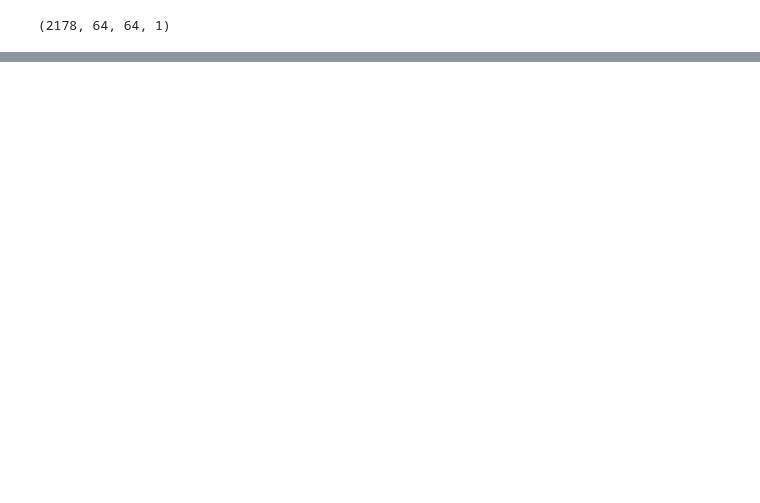
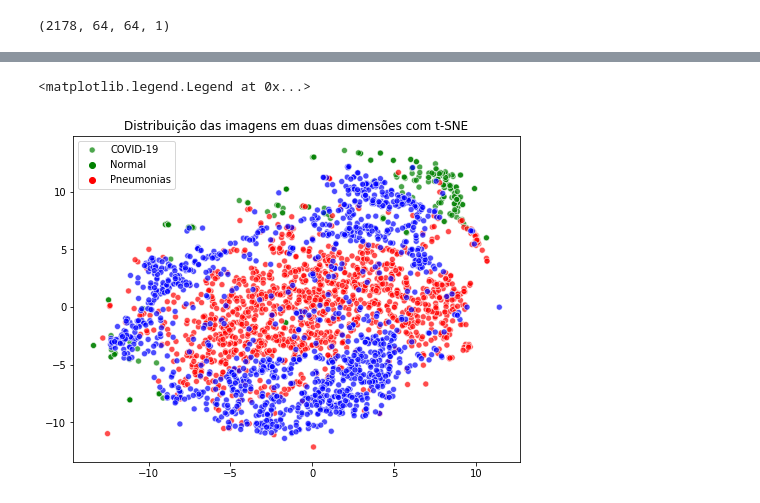
Before and after one commit to reinaldoasf/COVID-19, a Jupyter notebook: Reinaldo_Separador_Train_Test_das_imagens.ipynb, the cells around one changed output, grey strips where cells are left out. Drawn from its saved outputs; the diff is of its cells as text; code cells hidden in the pictures; blank space fills up the shorter version.

```diff
--- a/Reinaldo_Separador_Train_Test_das_imagens.ipynb
+++ b/Reinaldo_Separador_Train_Test_das_imagens.ipynb
@@ -197,0 +219,8 @@ plt.show()
+# %%
+plt.figure(figsize=(8, 6))
+sns.scatterplot(x_embedded[:, 0], x_embedded[:, 1], hue=labels, alpha=0.7, palette=["green", "red", "blue"])
+plt.title("Distribuição das imagens em duas dimensões com t-SNE")
+plt.legend(["COVID-19", "Normal","Pneumonias"])
+# %% [output]
+<matplotlib.legend.Legend at 0x...>
+[figure, added]
```
Also changed, not shown: parts of 9 cells of this notebook.
